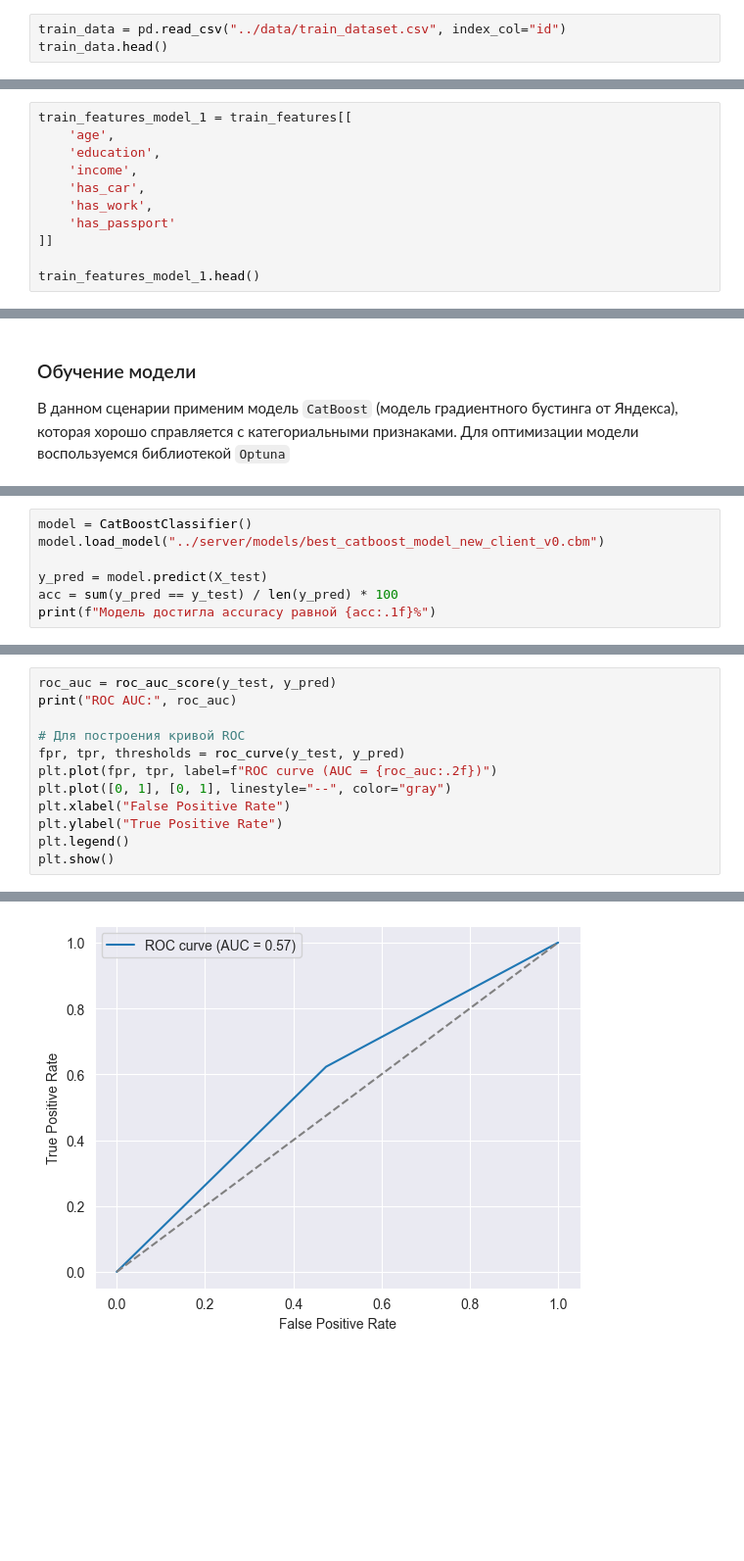
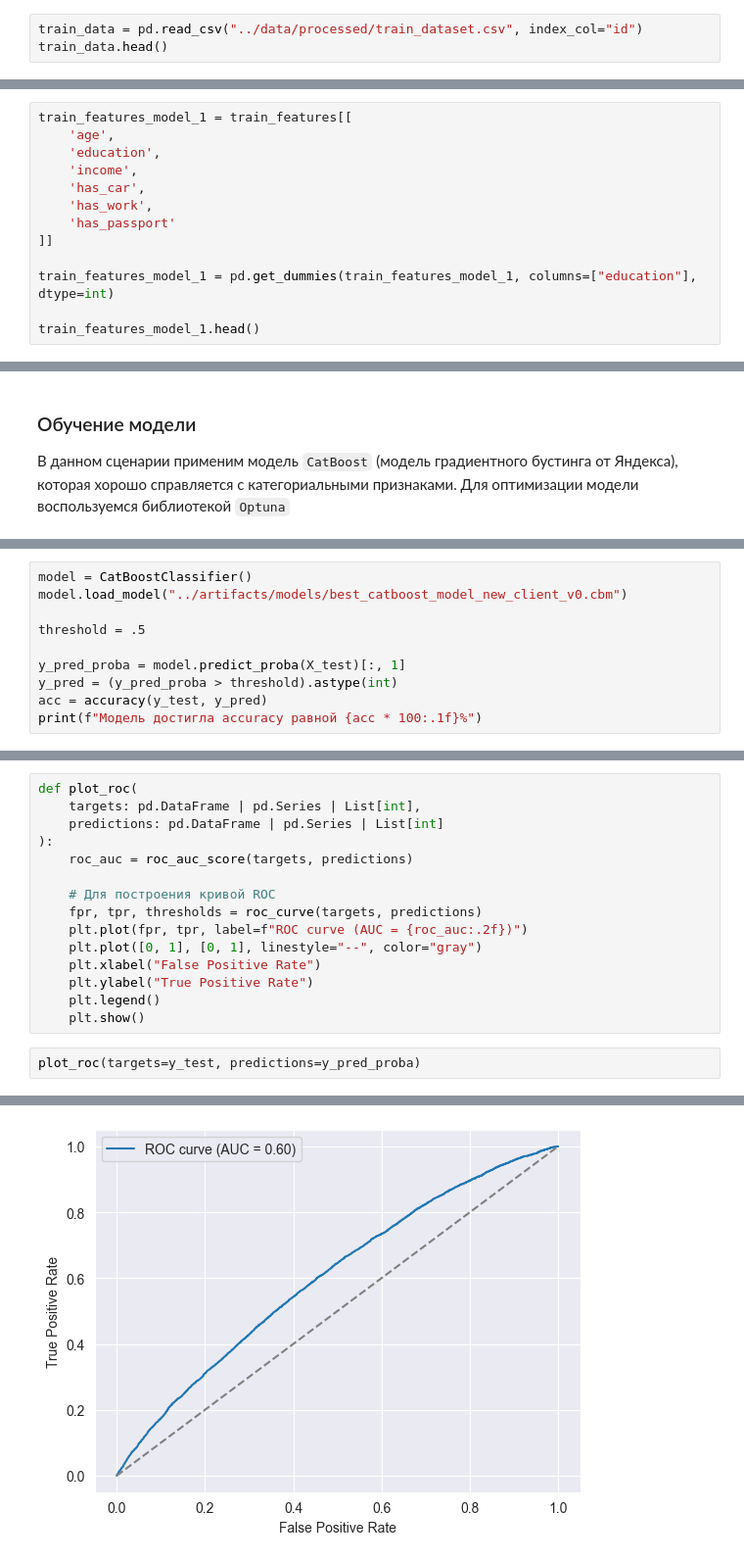
Before and after one commit to mikeasta/Credit-Scoring-Service, a Jupyter notebook: notebooks/train_models_version_2.ipynb, the cells around one changed output, grey strips where cells are left out. Shown at 98% size. Saved outputs shown, nothing was run; the diff lists cells and outputs as text; blank space fills up the shorter version.

```diff
--- a/notebooks/train_models_version_2.ipynb
+++ b/notebooks/train_models_version_2.ipynb
@@ -32,7 +37,7 @@ sns.set_style("darkgrid")
 # %% [markdown]
 ## 2. Загрузка данных
 # %%
-train_data = pd.read_csv("../data/train_dataset.csv", index_col="id")
+train_data = pd.read_csv("../data/processed/train_dataset.csv", index_col="id")
 train_data.head()
 # %% [output]
 |  | age | education | income | has_car | car_is_foreign | has_work | has_passport | bki_score | ... |
@@ -76,5 +81,7 @@ train_features_model_1 = train_features[[
     'has_passport'
 ]]
 
+train_features_model_1 = pd.get_dummies(train_features_model_1, columns=["education"], dtype=int)
+
 train_features_model_1.head()
 # %% [output]
@@ -233,8 +284,11 @@ Shrink model to first 560 iterations.
 # %%
 model = CatBoostClassifier()
-model.load_model("../server/models/best_catboost_model_new_client_v0.cbm")
+model.load_model("../artifacts/models/best_catboost_model_new_client_v0.cbm")
 
-y_pred = model.predict(X_test)
-acc = sum(y_pred == y_test) / len(y_pred) * 100
-print(f"Модель достигла accuracy равной {acc:.1f}%")
+threshold = .5
+
+y_pred_proba = model.predict_proba(X_test)[:, 1]
+y_pred = (y_pred_proba > threshold).astype(int)
+acc = accuracy(y_test, y_pred)
+print(f"Модель достигла accuracy равной {acc * 100:.1f}%")
 # %% [output]
@@ -254,13 +315,18 @@ plt.show()
+# %%
+def plot_roc(
+    targets: pd.DataFrame | pd.Series | List[int],
+    predictions: pd.DataFrame | pd.Series | List[int]
+):
+    roc_auc = roc_auc_score(targets, predictions)
+
+    # Для построения кривой ROC
+    fpr, tpr, thresholds = roc_curve(targets, predictions)
+    plt.plot(fpr, tpr, label=f"ROC curve (AUC = {roc_auc:.2f})")
+    plt.plot([0, 1], [0, 1], linestyle="--", color="gray")
+    plt.xlabel("False Positive Rate")
+    plt.ylabel("True Positive Rate")
+    plt.legend()
+    plt.show()
 # %%
-roc_auc = roc_auc_score(y_test, y_pred)
-print("ROC AUC:", roc_auc)
-
-# Для построения кривой ROC
-fpr, tpr, thresholds = roc_curve(y_test, y_pred)
-plt.plot(fpr, tpr, label=f"ROC curve (AUC = {roc_auc:.2f})")
-plt.plot([0, 1], [0, 1], linestyle="--", color="gray")
-plt.xlabel("False Positive Rate")
-plt.ylabel("True Positive Rate")
-plt.legend()
-plt.show()
+plot_roc(targets=y_test, predictions=y_pred_proba)
 # %% [output]
@@ -268 +333 @@ ROC AUC: 0.5743717923032206
-[figure, old version]
+[figure, new version]
```
Also changed, not shown: parts of 28 cells of this notebook, 5 other files.
